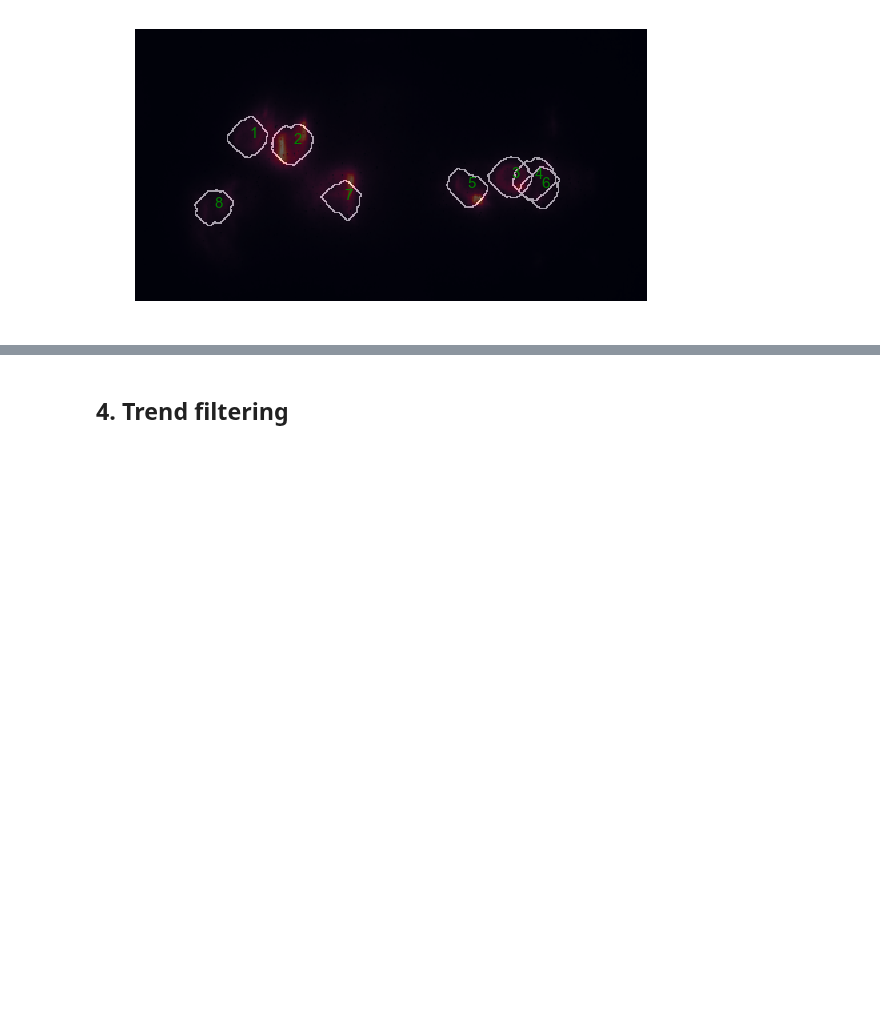
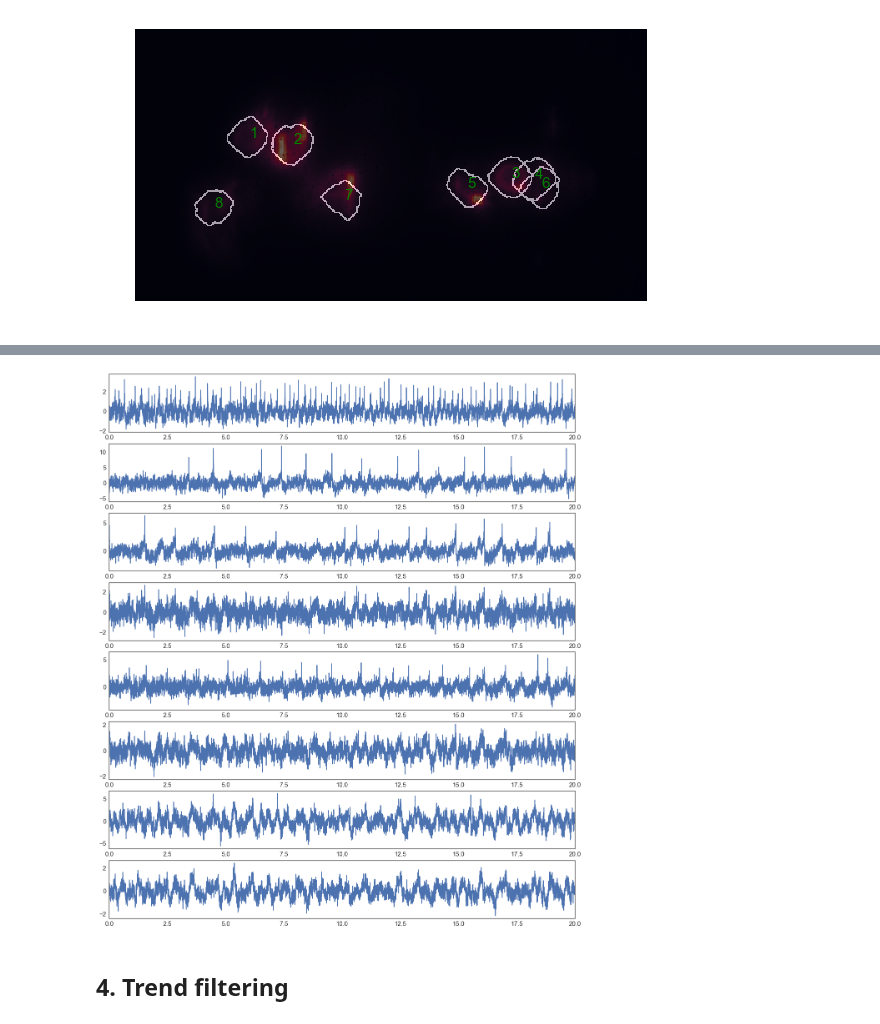
Before and after one commit to zqwei/fish_processing, a Jupyter notebook: notebooks/demixROIs_v0.ipynb, the cells around one changed output, grey strips where cells are left out. Cells and saved outputs as stored; diff of their text form; code cells hidden in the pictures; blank space fills up the shorter version.

```diff
--- a/notebooks/demixROIs_v0.ipynb
+++ b/notebooks/demixROIs_v0.ipynb
@@ -209,6 +225,18 @@ for ROI_ in ROI_opt:
     else:
         ROI_traces.append(ROI_['raw_tcourse2'][0])
         ROI_spike.append(ROI_['spike_tcourse2'][0])
+# %%
+from scipy import signal
+fig, ax = plt.subplots(len(ROI_traces), 1, figsize=(20, 3*len(ROI_traces)))
+ax = ax.flatten()
+for ax_, traces_ in zip(ax, ROI_traces):
+    x_sg = signal.savgol_filter(traces_, 511, 3)
+    y_detr = -(traces_ - x_sg)
+    ax_.plot(np.arange(len(traces_))/300, y_detr)
+    ax_.set_xlim([0, 20])
+plt.show()
+# %% [output]
+[figure, added]
 # %% [markdown]
 ## 4. Trend filtering
 # %% [markdown]
```
Also changed, not shown: parts of 3 cells of this notebook, 4 other files.
